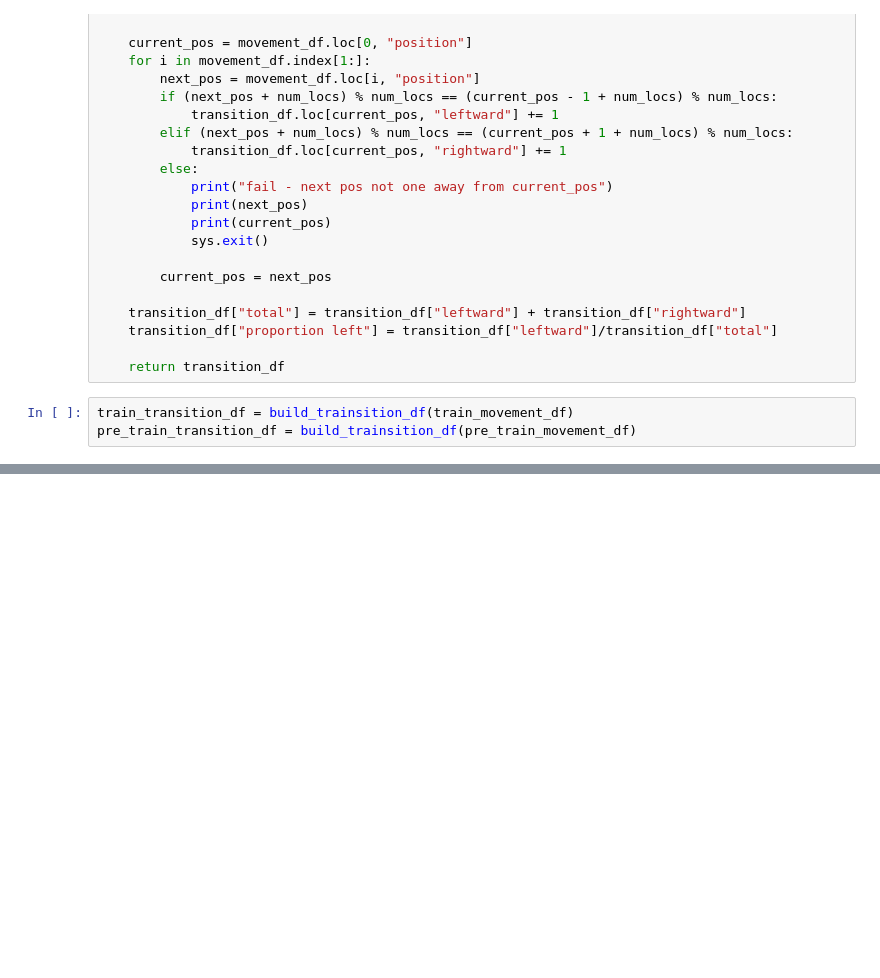
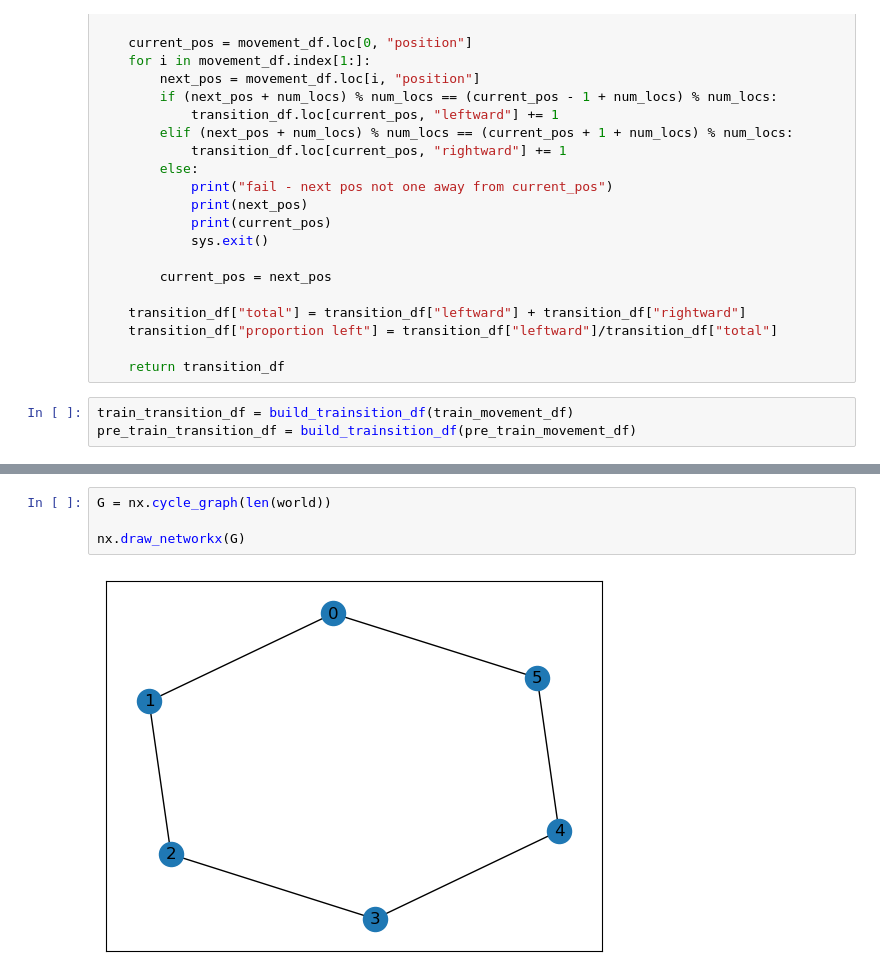
Before and after one commit to Holistic-Agential-Learning/HAL, a Jupyter notebook: analysis/mouse_1d_analysis 20min.ipynb, the cells around one changed output, grey strips where cells are left out. Saved outputs shown, nothing was run; the diff lists cells and outputs as text; blank space fills up the shorter version.

```diff
--- a/analysis/mouse_1d_analysis 20min.ipynb
+++ b/analysis/mouse_1d_analysis 20min.ipynb
@@ -201,0 +217,6 @@ plt.tight_layout()
+# %%
+G = nx.cycle_graph(len(world))
+
+nx.draw_networkx(G)
+# %% [output]
+[figure, added]
```
Also changed, not shown: parts of 5 cells of this notebook, 2 other files.
